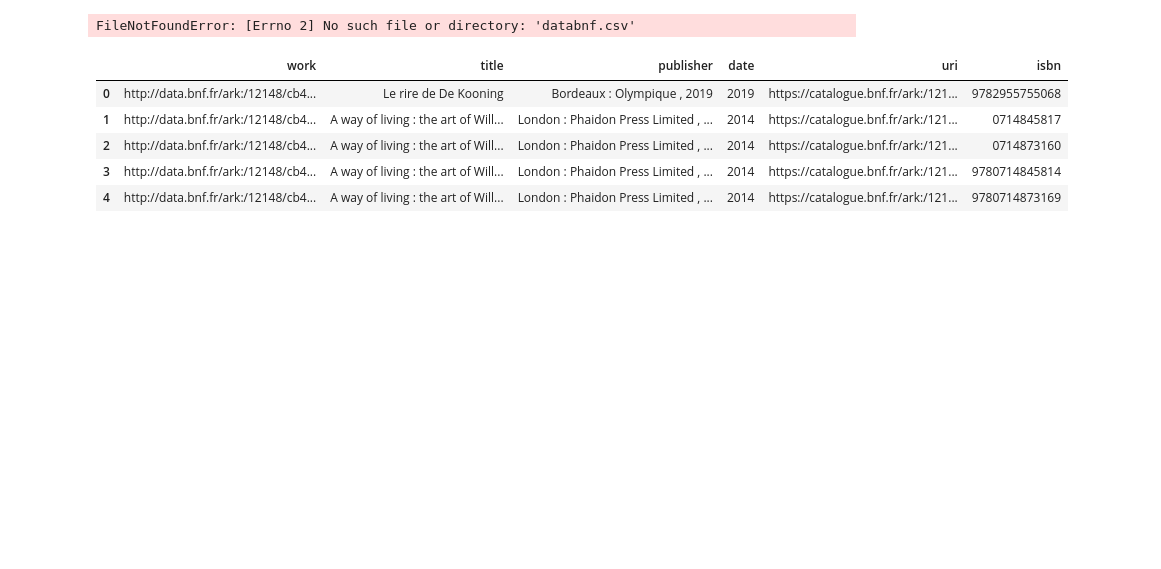
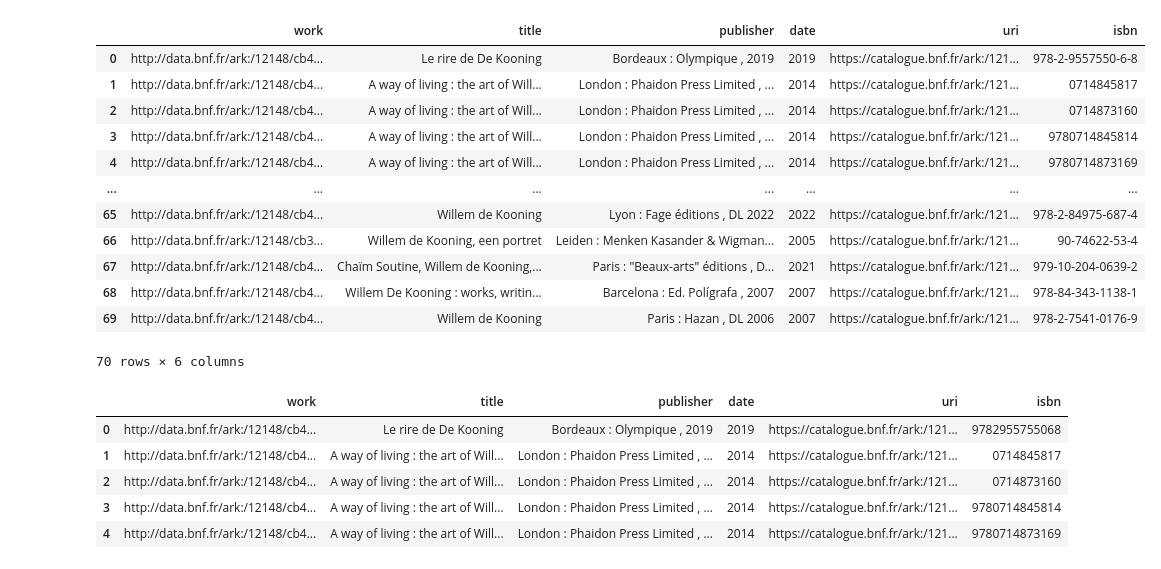
Before and after one commit to giorgiacrosilla/reputationera, a Jupyter notebook: scripts/bibliography_DK.ipynb, the cells around one changed output. Cells and saved outputs as stored; diff of their text form; code cells hidden in the pictures; blank space fills up the shorter version.

```diff
--- a/scripts/bibliography_DK.ipynb
+++ b/scripts/bibliography_DK.ipynb
@@ -22,8 +50,20 @@ has been done on the web endpoint and then the CSV was downloaded.
 # %%
 import pandas as pd
-getty2 = pd.read_csv("databnf.csv")
-
-getty2.head()
+query1 = pd.read_csv("databnf_DK.csv")
+# pd.set_option('display.max_rows', None)
+query1
 # %% [output]
+|  | work | title | publisher | date | uri | isbn |
+| 0 | http://data.bnf.fr/ark:/12148/cb4... | Le rire de De Kooning | Bordeaux : Olympique , 2019 | 2019 | https://catalogue.bnf.fr/ark:/121... | 978-2-9557550-6-8 |
+| 1 | http://data.bnf.fr/ark:/12148/cb4... | A way of living : the art of Will... | London : Phaidon Press Limited , ... | 2014 | https://catalogue.bnf.fr/ark:/121... | 0714845817 |
+| 2 | http://data.bnf.fr/ark:/12148/cb4... | A way of living : the art of Will... | London : Phaidon Press Limited , ... | 2014 | https://catalogue.bnf.fr/ark:/121... | 0714873160 |
+| 3 | http://data.bnf.fr/ark:/12148/cb4... | A way of living : the art of Will... | London : Phaidon Press Limited , ... | 2014 | https://catalogue.bnf.fr/ark:/121... | 9780714845814 |
+| 4 | http://data.bnf.fr/ark:/12148/cb4... | A way of living : the art of Will... | London : Phaidon Press Limited , ... | 2014 | https://catalogue.bnf.fr/ark:/121... | 9780714873169 |
+| ... | ... | ... | ... | ... | ... | ... |
+| 65 | http://data.bnf.fr/ark:/12148/cb4... | Willem de Kooning | Lyon : Fage éditions , DL 2022 | 2022 | https://catalogue.bnf.fr/ark:/121... | 978-2-84975-687-4 |
+| 66 | http://data.bnf.fr/ark:/12148/cb3... | Willem de Kooning, een portret | Leiden : Menken Kasander & Wigman... | 2005 | https://catalogue.bnf.fr/ark:/121... | 90-74622-53-4 |
+| 67 | http://data.bnf.fr/ark:/12148/cb4... | Chaïm Soutine, Willem de Kooning,... | Paris : "Beaux-arts" éditions , D... | 2021 | https://catalogue.bnf.fr/ark:/121... | 979-10-204-0639-2 |
+| 68 | http://data.bnf.fr/ark:/12148/cb4... | Willem De Kooning : works, writin... | Barcelona : Ed. Polígrafa , 2007 | 2007 | https://catalogue.bnf.fr/ark:/121... | 978-84-343-1138-1 |
+| 69 | http://data.bnf.fr/ark:/12148/cb4... | Willem de Kooning | Paris : Hazan , DL 2006 | 2007 | https://catalogue.bnf.fr/ark:/121... | 978-2-7541-0176-9 |
-FileNotFoundError: [Errno 2] No such file or directory: 'databnf.csv'
+70 rows × 6 columns
 # %%
```
Also changed, not shown: parts of 12 cells of this notebook, 5 other files.
